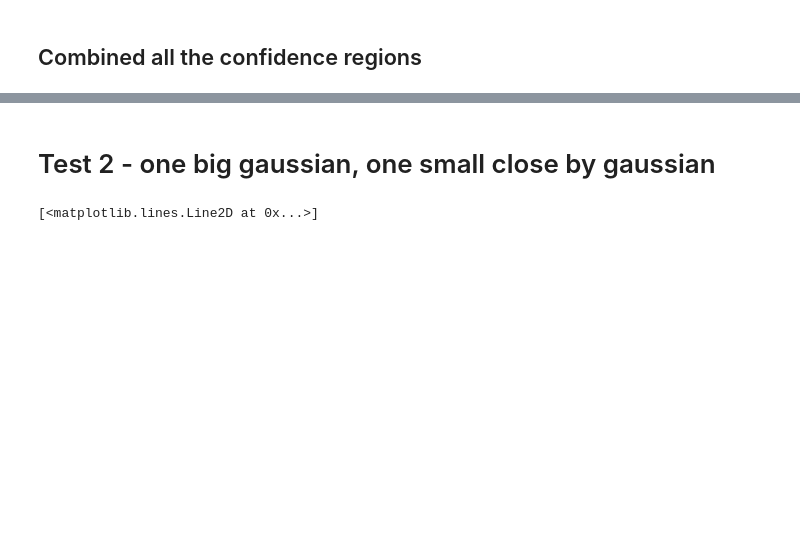
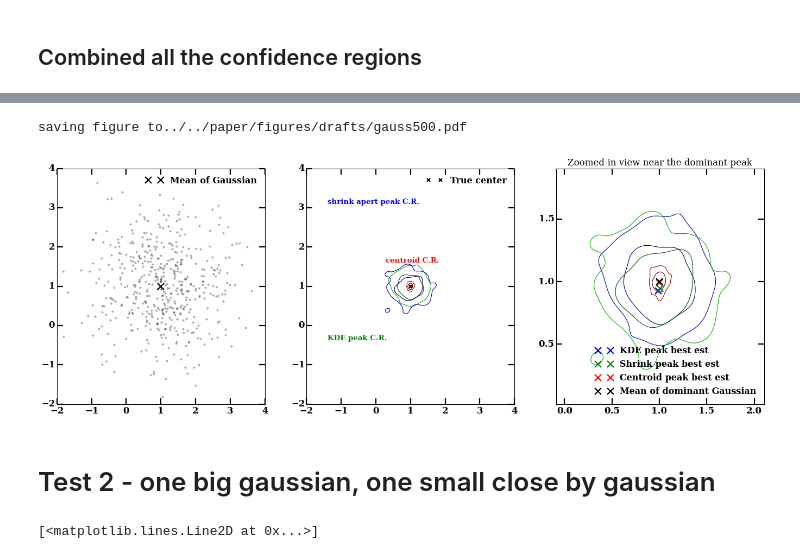
Before and after one commit to karenyyng/galaxy_DM_offset, a Jupyter notebook: code/analyses/compare_peak_methods.ipynb, the cells around one changed output, grey strips where cells are left out. Cells and saved outputs as stored; diff of their text form; code cells hidden in the pictures; blank space fills up the shorter version.

```diff
--- a/code/analyses/compare_peak_methods.ipynb
+++ b/code/analyses/compare_peak_methods.ipynb
@@ -130,3 +53,9 @@ plt.title('Confidence region from one Gaussian at (1, 1)',
+# %%
+compare.plot_gauss_500_comparison(gauss_data, shrink_peak_dens, KDE_peak_dens,
+                                  cent_peak_dens)
+# %% [output]
+saving figure to../../paper/figures/drafts/gauss500.pdf
+[figure, added]
 # %% [markdown]
 # Test 2 - one big gaussian, one small close by gaussian
 # %%
```
Also changed, not shown: parts of 15 cells of this notebook, 5 other files.
